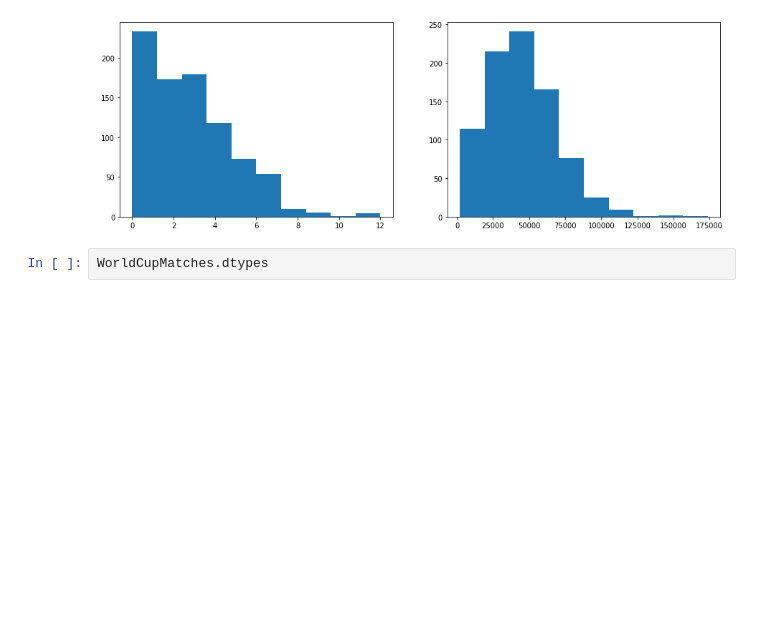
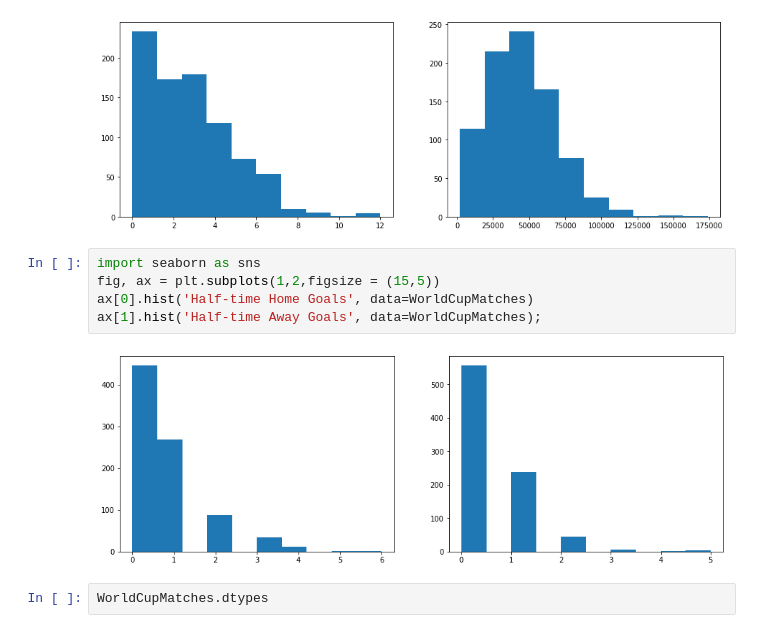
Before and after one commit to alijumani/py4ds, a Jupyter notebook: Final.Project.ipynb, the cells around one changed output. Saved outputs shown, nothing was run; the diff lists cells and outputs as text; blank space fills up the shorter version.

```diff
--- a/Final.Project.ipynb
+++ b/Final.Project.ipynb
@@ -285,6 +282,13 @@ ax[1].hist('Attendance', data=WorldCupMatches);
 # We can see that most of the matches had less than 3 goals scored, where as the attendance is more evenly distributed with a mean of around 50,000
 # %% [output]
 [figure]
+# %%
+import seaborn as sns
+fig, ax = plt.subplots(1,2,figsize = (15,5))
+ax[0].hist('Half-time Home Goals', data=WorldCupMatches)
+ax[1].hist('Half-time Away Goals', data=WorldCupMatches);
+# %% [output]
+[figure, added]
 # %%
 WorldCupMatches.dtypes
 # %% [output]
```
Also changed, not shown: parts of 6 cells of this notebook.
